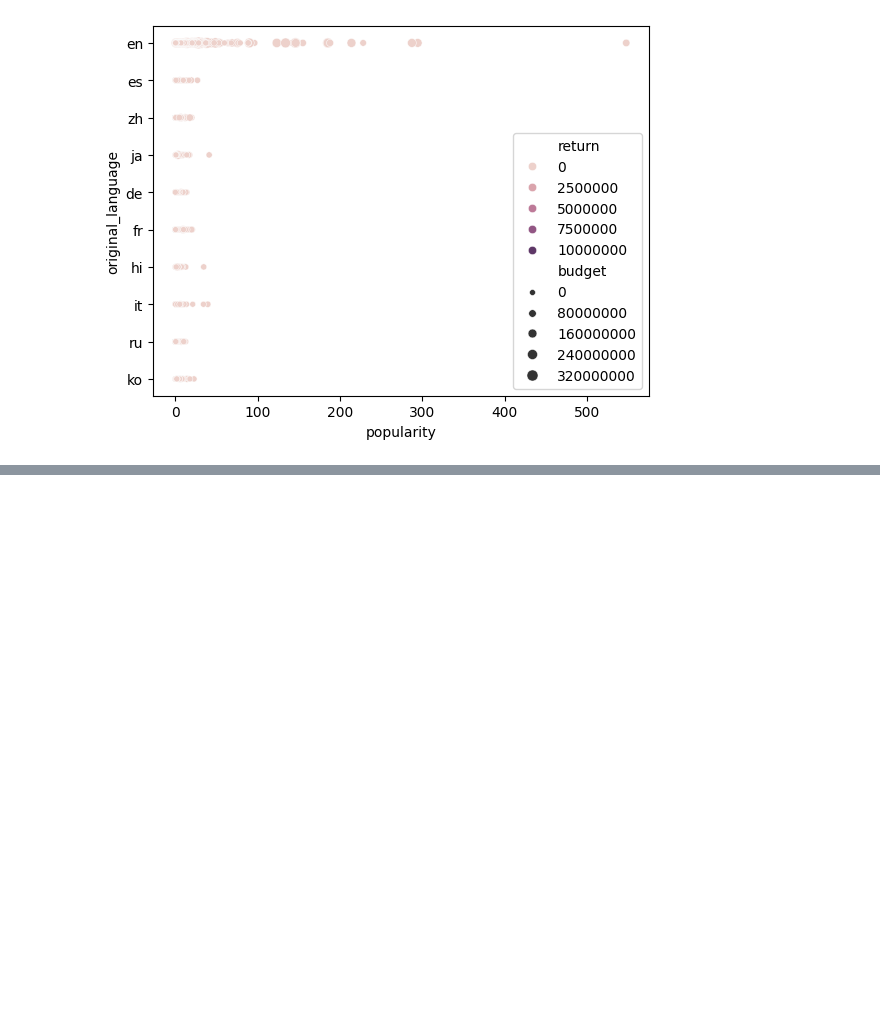
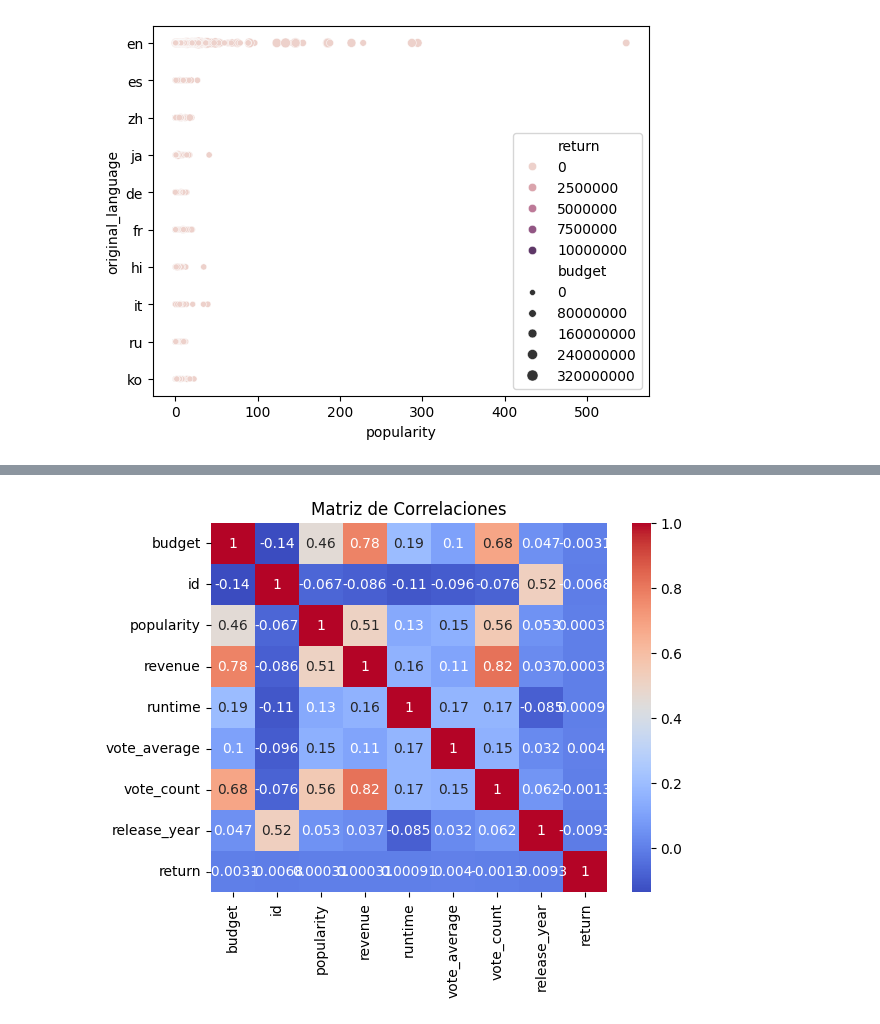
Before and after one commit to JuliaGastellu/MVP_recomendacion_recomendacion, a Jupyter notebook: proyecto/notebooks/EDA_PI01.ipynb, the cells around one changed output, grey strips where cells are left out. Drawn from its saved outputs; the diff is of its cells as text; code cells hidden in the pictures; blank space fills up the shorter version.

```diff
--- a/proyecto/notebooks/EDA_PI01.ipynb
+++ b/proyecto/notebooks/EDA_PI01.ipynb
@@ -289,6 +288,21 @@ df_peliculas_filtrado.head()
 | 17 | 90000000.0 | [Adventure, Fantasy, Action, Thri... | 18.0 | en | In 2257, a taxi driver is uninten... | 24.305260 | 1997-05-07 | 263920180.0 | 126.0 | ... |
 # %%
 df_modelo = df_peliculas.drop(['release_date', 'revenue', 'runtime', 'status', 'budget', 'vote_count', 'name_actor', 'department', 'name_director'], axis=1)
+# %%
+# Implemento un manejo de errores específico para poder hacer un mapa de calor de correlaciones seleccionando únicamente valores numéricos
+df_peliculas = df_peliculas.select_dtypes(include=np.number)
+df_peliculas.fillna(df_peliculas.mean(), inplace=True)
+
+# Calculo la correlación
+correlation_matrix = df_peliculas.corr()
+
+# Grafico para visualizar
+import seaborn as sns
+sns.heatmap(correlation_matrix, annot=True, cmap='coolwarm')
+plt.title('Matriz de Correlaciones')
+plt.show()
+# %% [output]
+[figure, added]
 # %%
 df_modelo.head()
 # %% [output]
```
Also changed, not shown: parts of 11 cells of this notebook, 1 other file.
